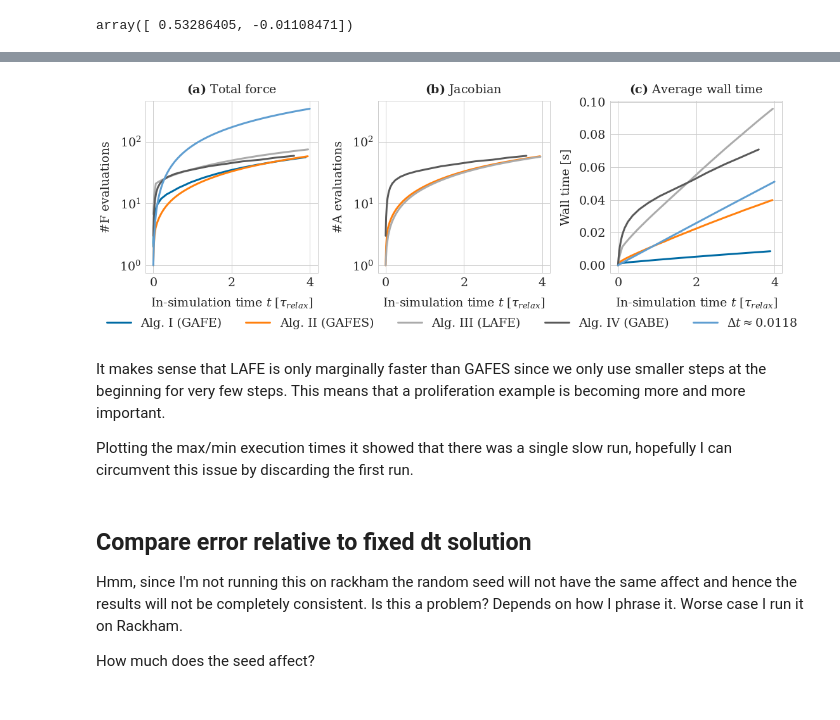
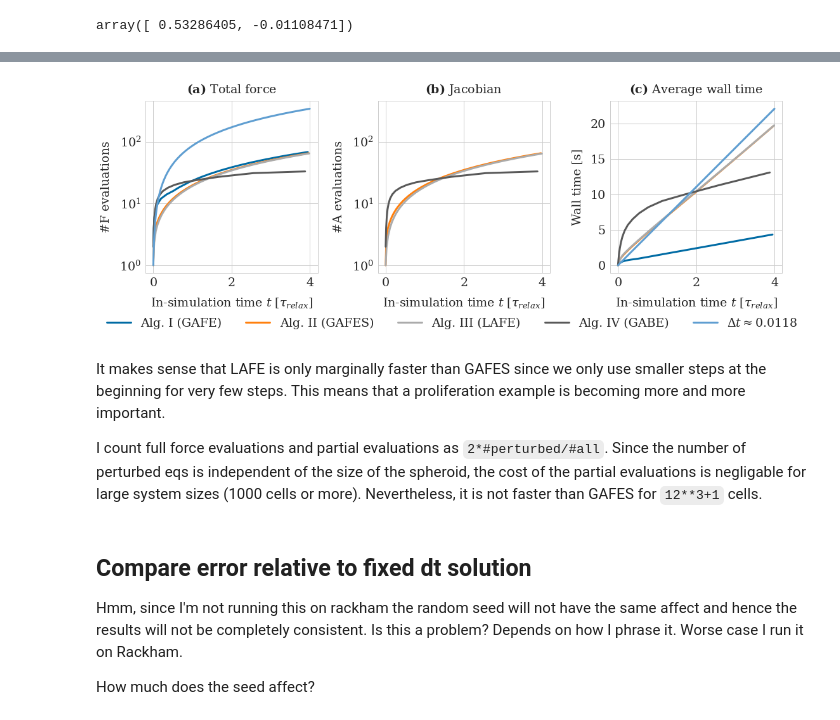
Before and after one commit to somathias/cbmos, a Jupyter notebook: experiments/exp-draft_single_proliferation_event_within_spheroid.ipynb, the cells around one changed output, grey strips where cells are left out. Drawn from its saved outputs; the diff is of its cells as text; code cells hidden in the pictures.

Commit message:
Update plots

```diff
--- a/experiments/exp-draft_single_proliferation_event_within_spheroid.ipynb
+++ b/experiments/exp-draft_single_proliferation_event_within_spheroid.ipynb
@@ -485,7 +491,8 @@ Results from new version:
 # %%
 algorithms = ['EF_glob_adap_acc', 'EF_glob_adap_stab' ,  'EF_local_adap', 'EB_global_adap', 'fixed_dt' ]
 # %%
-
+N_cells = 5**3
+dim = 3
 exec_times = {}
 min_exec_times = {}
 max_exec_times = {}
@@ -493,13 +500,13 @@ ts_s = {}
 F_evaluations = {}
 A_evaluations = {}
 for alg in algorithms:
-    with open('data_from_cluster/v2_benchmark_size_no_unnecessary_update_'+alg+'.json', 'r') as f:
+    with open('data_from_cluster/v2_benchmark_size_10_2_'+alg+'.json', 'r') as f:
         data = json.load(f)
         exec_times[alg] = data['exec_times']
         min_exec_times[alg] = data['min_exec_times']
         max_exec_times[alg] = data['max_exec_times']
         ts_s[alg] = data['ts']
-        F_evaluations[alg] = data['F_evals']
+        F_evaluations[alg] = np.array(data['F_evals'])
         A_evaluations[alg] = data['A_evals']
 
 dt_f = ts_s['fixed_dt'][1] - ts_s['fixed_dt'][0]
@@ -508,38 +515,38 @@ labels['fixed_dt'] = r'$\Delta t\approx$'+str(np.round(dt_f, 4))
 fig, (ax1, ax2, ax3) = plt.subplots(1, 3, figsize=(18, 6), gridspec_kw={'hspace':0.2, 'wspace': 0.35})
 
 for i, alg in enumerate(algorithms):
     ax3.plot(ts_s[alg][:-1], exec_times[alg], label=labels[alg], color=defcolors[i])
 #    ax1.plot(ts_s[alg][:-1], min_exec_times[alg], label=labels[alg], linestyle='--', color=defcolors[i])
 #    ax1.plot(ts_s[alg][:-1], max_exec_times[alg], label=labels[alg], linestyle=':', color=defcolors[i])
     ax1.semilogy(ts_s[alg][:-1], F_evaluations[alg], label=labels[alg])
     ax2.semilogy(ts_s[alg][:-1], A_evaluations[alg][:len(ts_s[alg])-1], label=labels[alg])
 #ax2.legend()
 ax1.set(xlabel=r'In-simulation time $t$ [$ \tau_{relax}$]')
 ax3.set_ylabel('Wall time [s]')
 
 ax2.set(xlabel=r'In-simulation time $t$ [$ \tau_{relax}$]')
 ax3.set(xlabel=r'In-simulation time $t$ [$ \tau_{relax}$]')
 
 fig.legend(['Alg. I (GAFE)',  'Alg. II (GAFES)', 'Alg. III (LAFE)', 'Alg. IV (GABE)', r'$\Delta t\approx$'+str(np.round(dt_f, 4))], loc=8, ncol=5)
 #ax1.set_ylim([-0.5, 38])
 fig.subplots_adjust(bottom=0.25)
 
 ax1.set_title(r'$\bf{(a)}$ Total force')
 ax2.set_title(r'$\bf{(b)}$ Jacobian')
 ax3.set_title(r'$\bf{(c)}$ Average wall time')
 
 
 ax2.get_shared_y_axes().join(ax1, ax2)
 #ax3.set_yticklabels([])
 ax1.set(ylabel=r'#F evaluations')
 ax2.set(ylabel=r'#A evaluations')
 plt.savefig('locally_comp_spheroid_benchmark.pdf', bbox_inches='tight')
 # %% [output]
-[figure, old version]
+[figure, new version]
 # %% [markdown]
 It makes sense that LAFE is only marginally faster than GAFES since we only use smaller steps at the beginning for very few steps. This means that a proliferation example is becoming more and more important.
 
-Plotting the max/min execution times it showed that there was a single slow run, hopefully I can circumvent this issue by discarding the first run.
+I count full force evaluations and partial evaluations as `2*#perturbed/#all`. Since the number of perturbed eqs is independent of the size of the spheroid, the cost of the partial evaluations is negligable for large system sizes (1000 cells or more). Nevertheless, it is not faster than GAFES for `12**3+1` cells.
 # %% [markdown]
 ## Compare error relative to fixed dt solution
 
```
Also changed, not shown: parts of 3 cells of this notebook, 1 other file.
